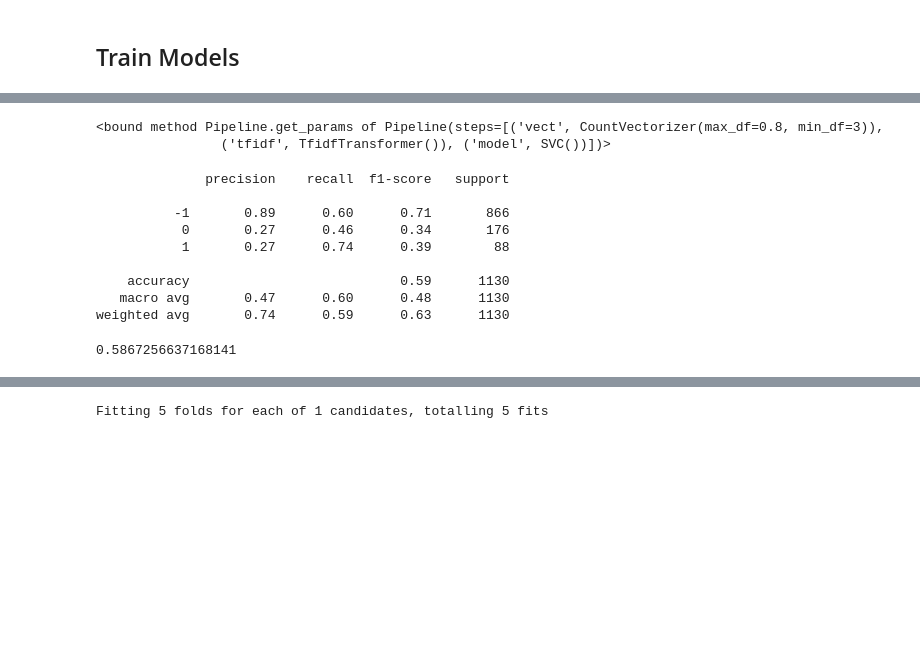
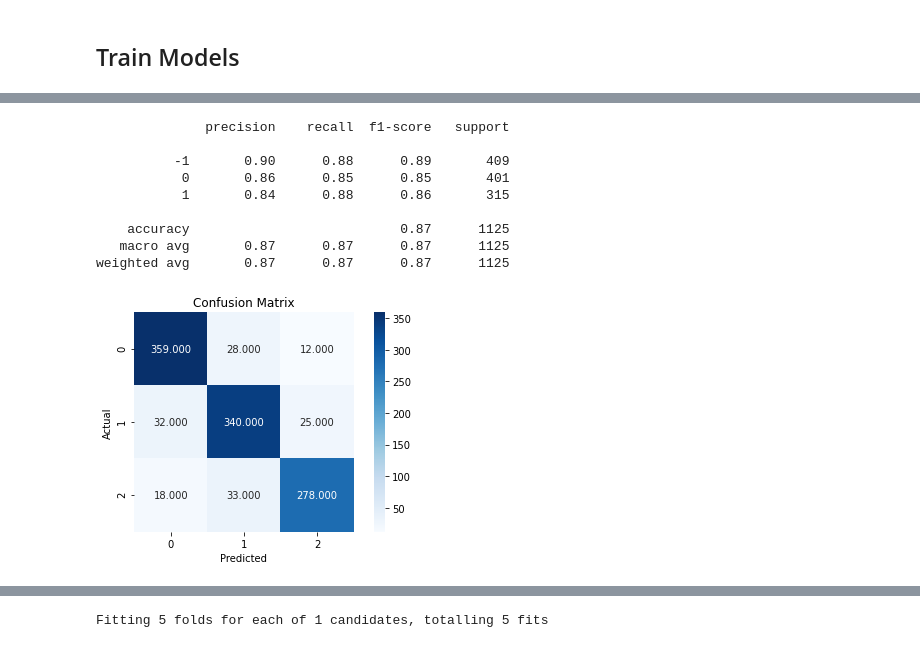
Before and after one commit to chiehhsi/Tweets_Sentiment_Analysis, a Jupyter notebook: Tweets_sentiment_analysis.ipynb, the cells around one changed output, grey strips where cells are left out. Saved outputs shown, nothing was run; the diff lists cells and outputs as text; code cells hidden in the pictures; blank space fills up the shorter version.

```diff
--- a/Tweets_sentiment_analysis.ipynb
+++ b/Tweets_sentiment_analysis.ipynb
@@ -583,7 +585,7 @@ def tfidfvec(train_X, test_X):
 
     return train_tfv, test_tfv
 # %%
-train_oba_X, test_oba_X = tfidfvec(train_oba_X, test_oba_X)
+#train_oba_X, test_oba_X = tfidfvec(train_oba_X, test_oba_X)
 # %% [output]
 ['abc', 'abl', 'abort', 'absolut', 'abt']
 Vocabulary length: 1930
@@ -627,15 +637,0 @@ print(cvocab[:5])
-# %%
-pipe = Pipeline([('vect', CountVectorizer(min_df=3,max_df=0.8)),
-                 ('tfidf', TfidfTransformer()),
-                 ('model', SVC())])
-#Training and prediction
-pipe.fit(train_oba_X, train_oba_Y)
-y_pred = pipe.predict(test_oba_X)
-
-print(classification_report(y_pred,test_oba_Y))
-#(Below is just in case you use selected_text for comparasion)
-#pipe.fit(selected_X_train, Y_train)
-#selected_predicted=pipe.predict(selected_X_val)
-
-#score(choose metrics on your model)
-#np.mean(predicted==Y_val)
@@ -652,9 +637,0 @@ weighted avg       0.59      0.58      0.58      1125
-# %%
-#for i in [tweets_oba, oba_reg, oba_stemlem, oba_rmstop, oba_cleanall]:
-pipe = Pipeline([('vect', CountVectorizer(min_df=3,max_df=0.8)),
-                 ('tfidf', TfidfTransformer()),
-                 ('model', SVC())])
-train_X, test_X, train_Y, test_Y = train_test_split(oba_cleanall, targets_oba, test_size = 0.2, random_state = 2020)
-pipe.fit(train_X, train_Y)
-y_pred = pipe.predict(test_X)
-print(classification_report(y_pred,test_Y))
@@ -677,28 +638,25 @@ array([[276,  94,  37],
-# %%
-np.mean(y_pred==test_oba_Y)
-# %% [output]
-<bound method Pipeline.get_params of Pipeline(steps=[('vect', CountVectorizer(max_df=0.8, min_df=3)),
-                ('tfidf', TfidfTransformer()), ('model', SVC())])>
 # %%
-pipe = Pipeline([('vect', CountVectorizer(min_df=3,max_df=0.8)),
+def define_pipe(model):
+    pipe = Pipeline([('vect', CountVectorizer(min_df=3, max_df=0.8)),
                  ('tfidf', TfidfTransformer()),
-                 ('model', SVC())])
-#Training and prediction
-pipe.fit(train_rom_X, train_rom_Y)
-y_pred = pipe.predict(test_rom_X)
-
-print(classification_report(y_pred,test_rom_Y))
+                 ('model', model)])
+    return pipe
-# %% [output]
-              precision    recall  f1-score   support
-
-          -1       0.89      0.60      0.71       866
-           0       0.27      0.46      0.34       176
-           1       0.27      0.74      0.39        88
-
-    accuracy                           0.59      1130
-   macro avg       0.47      0.60      0.48      1130
-weighted avg       0.74      0.59      0.63      1130
-# %%
-np.mean(y_pred==test_rom_Y)
-# %% [output]
-0.5867256637168141
+# %%
+# SVC with obama's tweets
+pipe_SVC = define_pipe(SVC())
+pipe_SVC.fit(train_oba_X, train_oba_Y)
+y_pred = pipe.predict(test_oba_X)
+
+print(classification_report(y_pred, test_oba_Y))
+plot_cm(test_oba_Y, y_pred)
+# %% [output]
+              precision    recall  f1-score   support
+
+          -1       0.90      0.88      0.89       409
+           0       0.86      0.85      0.85       401
+           1       0.84      0.88      0.86       315
+
+    accuracy                           0.87      1125
+   macro avg       0.87      0.87      0.87      1125
+weighted avg       0.87      0.87      0.87      1125
+[figure, added]
```
Also changed, not shown: parts of 30 cells of this notebook.
